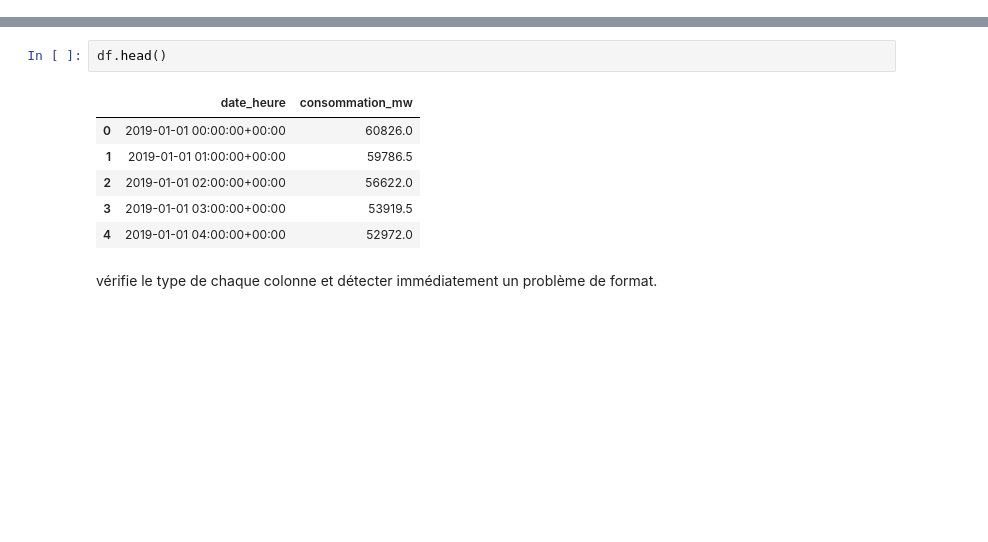
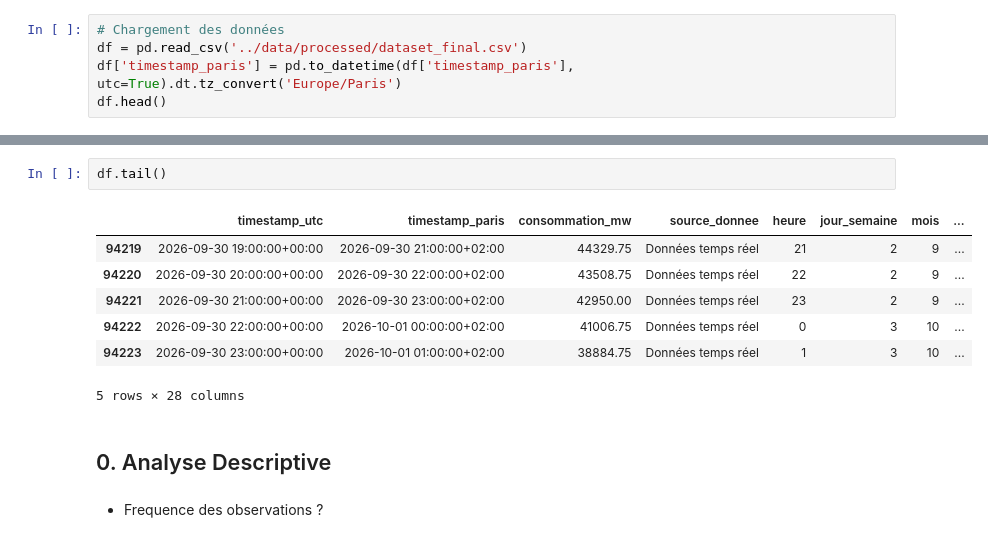
Before and after one commit to LeStolz/ConsommationElectrique, a Jupyter notebook: notebooks/01_exploration_donnees.ipynb, the cells around one changed output, grey strips where cells are left out. Drawn from its saved outputs; the diff is of its cells as text; blank space fills up the shorter version.

```diff
--- a/notebooks/01_exploration_donnees.ipynb
+++ b/notebooks/01_exploration_donnees.ipynb
@@ -19,0 +14,5 @@ Nombre de colonnes : 2
+# %%
+# Chargement des données
+df = pd.read_csv('../data/processed/dataset_final.csv')
+df['timestamp_paris'] = pd.to_datetime(df['timestamp_paris'], utc=True).dt.tz_convert('Europe/Paris')
+df.head()
@@ -20,14 +27,17 @@ Nombre de colonnes : 2
 # %%
-df.head()
+df.tail()
 # %% [output]
-|  | date_heure | consommation_mw |
-| 0 | 2019-01-01 00:00:00+00:00 | 60826.0 |
-| 1 | 2019-01-01 01:00:00+00:00 | 59786.5 |
-| 2 | 2019-01-01 02:00:00+00:00 | 56622.0 |
-| 3 | 2019-01-01 03:00:00+00:00 | 53919.5 |
-| 4 | 2019-01-01 04:00:00+00:00 | 52972.0 |
+|  | timestamp_utc | timestamp_paris | consommation_mw | source_donnee | heure | jour_semaine | mois | ... |
+| 94219 | 2026-09-30 19:00:00+00:00 | 2026-09-30 21:00:00+02:00 | 44329.75 | Données temps réel | 21 | 2 | 9 | ... |
+| 94220 | 2026-09-30 20:00:00+00:00 | 2026-09-30 22:00:00+02:00 | 43508.75 | Données temps réel | 22 | 2 | 9 | ... |
+| 94221 | 2026-09-30 21:00:00+00:00 | 2026-09-30 23:00:00+02:00 | 42950.00 | Données temps réel | 23 | 2 | 9 | ... |
+| 94222 | 2026-09-30 22:00:00+00:00 | 2026-10-01 00:00:00+02:00 | 41006.75 | Données temps réel | 0 | 3 | 10 | ... |
+| 94223 | 2026-09-30 23:00:00+00:00 | 2026-10-01 01:00:00+02:00 | 38884.75 | Données temps réel | 1 | 3 | 10 | ... |
+5 rows × 28 columns
-# %% [markdown]
-vérifie le type de chaque colonne et détecter immédiatement un problème de format.
+# %% [markdown]
+## 0. Analyse Descriptive
+# %% [markdown]
+- Frequence des observations ?
 # %%
 df.info()
 # %% [output]
```
Also changed, not shown: parts of 81 cells of this notebook, 3 other files.
